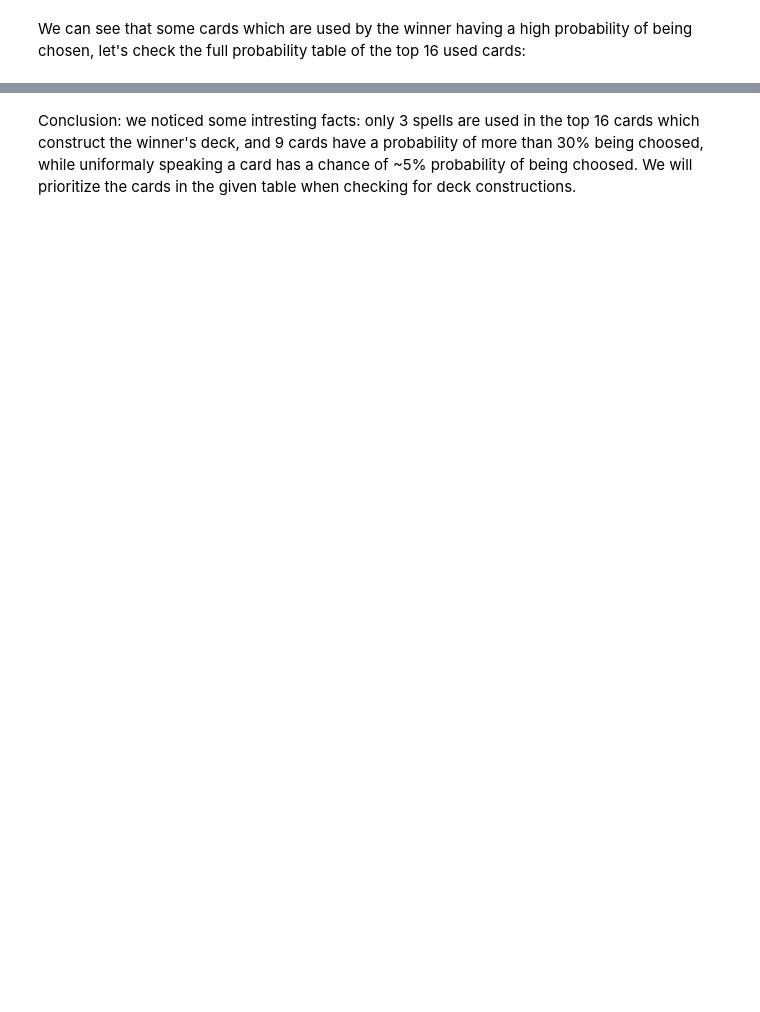
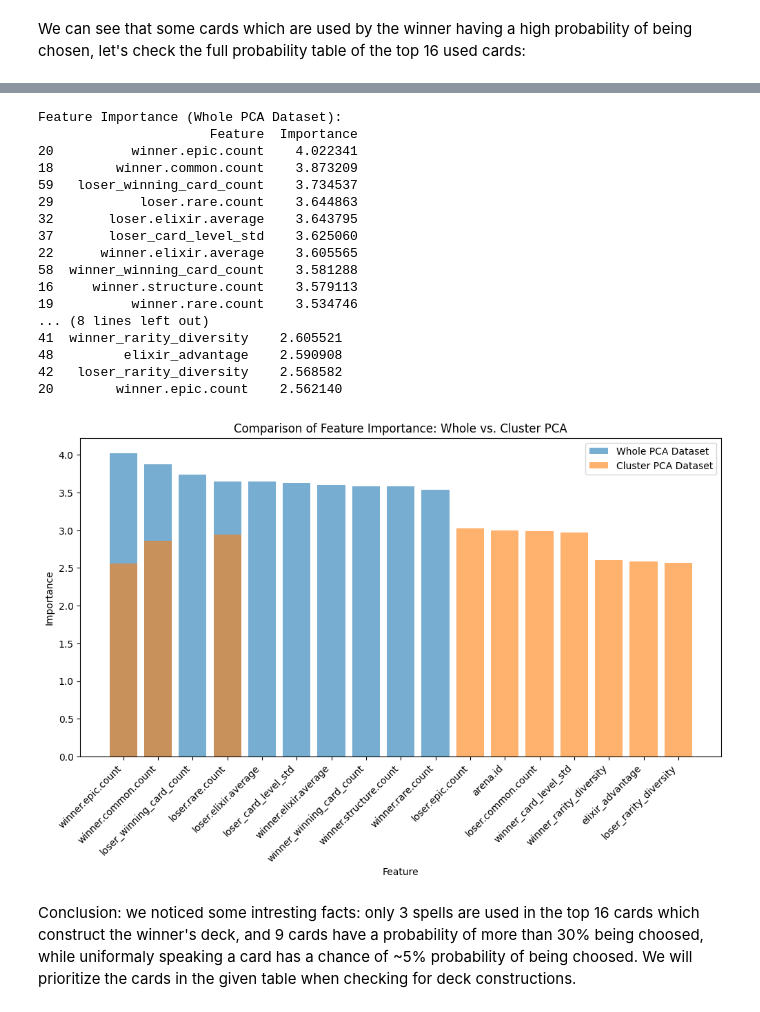
Before and after one commit to Av0cat0/Clash-Royale-Causal-analysis, a Jupyter notebook: visualizations.ipynb, the cells around one changed output, grey strips where cells are left out. Saved outputs shown, nothing was run; the diff lists cells and outputs as text; code cells hidden in the pictures; blank space fills up the shorter version.

```diff
--- a/visualizations.ipynb
+++ b/visualizations.ipynb
@@ -406,3 +406,52 @@ print(card_hist_df)
+# %%
+feature_contributions_whole = np.abs(pca_n.components_).sum(axis=0)
+feature_importance_whole = pd.DataFrame({
+    "Feature": numerical_dataset.columns,
+    "Importance": feature_contributions_whole
+}).sort_values(by="Importance", ascending=False)
+print("Feature Importance (Whole PCA Dataset):")
+print(feature_importance_whole.head(10))
+
+cluster_pca = PCA(n_components=n)
+df_pca_cluster = cluster_pca.fit_transform(numerical_dataset.loc[outlier_battle_indices])
+
+feature_contributions_cluster = np.abs(cluster_pca.components_).sum(axis=0)
+feature_importance_cluster = pd.DataFrame({
+    "Feature": numerical_dataset.columns,
+    "Importance": feature_contributions_cluster
+}).sort_values(by="Importance", ascending=False)
+
+print("Feature Importance (Cluster-Specific PCA):")
+print(feature_importance_cluster.head(10))
+
+plt.figure(figsize=(12,6))
+plt.bar(feature_importance_whole["Feature"][:10], feature_importance_whole["Importance"][:10], alpha=0.6, label="Whole PCA Dataset")
+plt.bar(feature_importance_cluster["Feature"][:10], feature_importance_cluster["Importance"][:10], alpha=0.6, label="Cluster PCA Dataset")
+plt.xlabel("Feature")
+plt.ylabel("Importance")
+plt.xticks(rotation=45, ha='right')
+plt.title("Comparison of Feature Importance: Whole vs. Cluster PCA")
+plt.legend()
+plt.show()
+# %% [output]
+Feature Importance (Whole PCA Dataset):
+                      Feature  Importance
+20          winner.epic.count    4.022341
+18        winner.common.count    3.873209
+59   loser_winning_card_count    3.734537
+29           loser.rare.count    3.644863
+32       loser.elixir.average    3.643795
+37       loser_card_level_std    3.625060
+22      winner.elixir.average    3.605565
+58  winner_winning_card_count    3.581288
+16     winner.structure.count    3.579113
+19          winner.rare.count    3.534746
+... (8 lines left out)
+41  winner_rarity_diversity    2.605521
+48         elixir_advantage    2.590908
+42   loser_rarity_diversity    2.568582
+20        winner.epic.count    2.562140
+[figure, added]
 # %% [markdown]
 Conclusion: we noticed some intresting facts: only 3 spells are used in the top 16 cards which construct the winner's deck, and 9 cards have a probability of more than 30% being choosed, while uniformaly speaking a card has a chance of ~5% probability of being choosed. We will prioritize the cards in the given table when checking for deck constructions.
 # %% [markdown]
```
Also changed, not shown: parts of 11 cells of this notebook, 2 other files.
